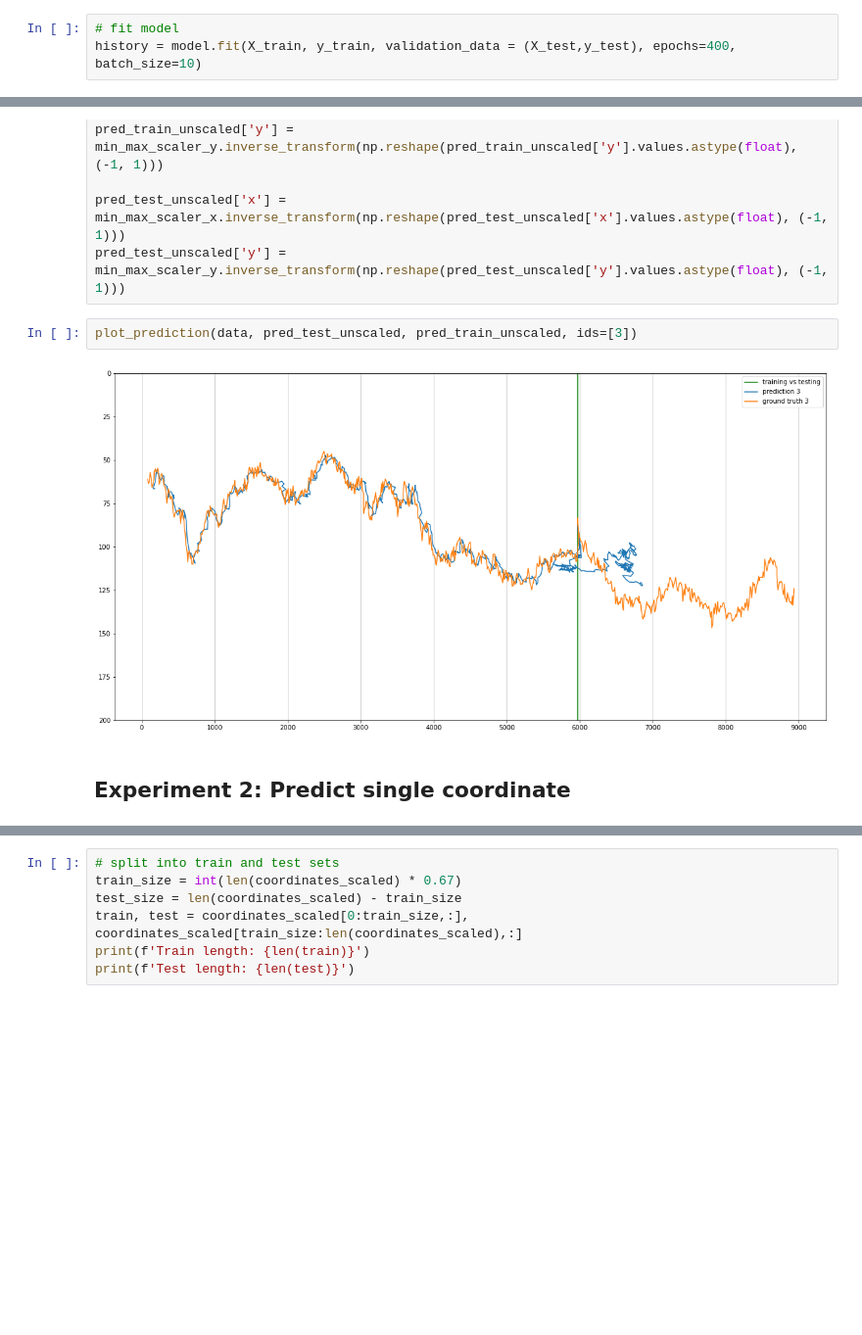
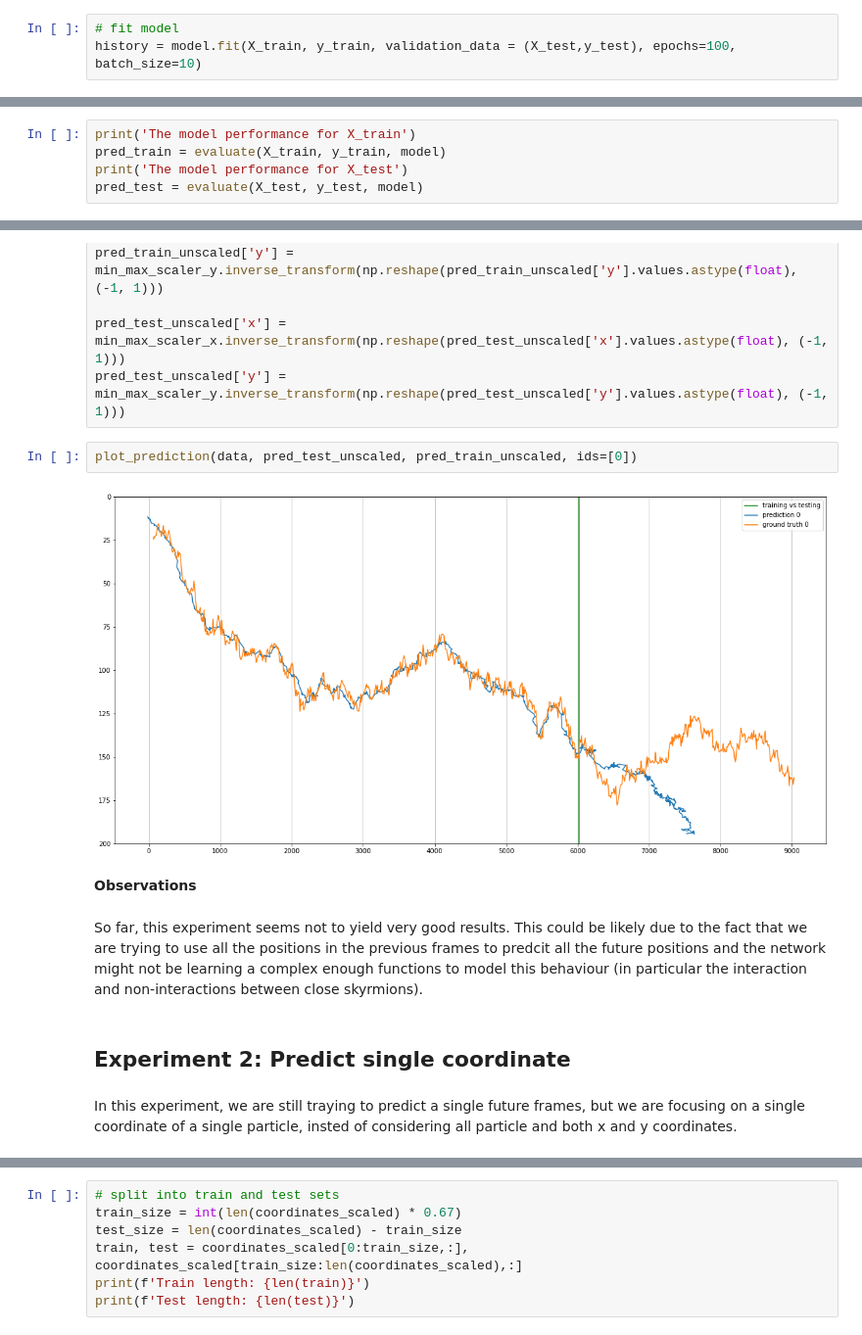
Before and after one commit to calvincbzhang/skyrmions-trajectory-prediction, a Jupyter notebook: rnn.ipynb, the cells around one changed output, grey strips where cells are left out. Shown at 98% size. Saved outputs shown, nothing was run; the diff lists cells and outputs as text; blank space fills up the shorter version.

```diff
--- a/rnn.ipynb
+++ b/rnn.ipynb
@@ -133,6 +138,6 @@ model.add(Dense(n_features))
 model.compile(optimizer='adam', loss='mae')
 # %%
 # fit model
-history = model.fit(X_train, y_train, validation_data = (X_test,y_test), epochs=400, batch_size=10)
+history = model.fit(X_train, y_train, validation_data = (X_test,y_test), epochs=100, batch_size=10)
 # %% [output]
 Train on 531 samples, validate on 259 samples
@@ -167,0 +170,5 @@ pred_test = model.predict(X_test)
+# %%
+print('The model performance for X_train')
+pred_train = evaluate(X_train, y_train, model)
+print('The model performance for X_test')
+pred_test = evaluate(X_test, y_test, model)
@@ -178,9 +196,15 @@ pred_train_unscaled['y'] = min_max_scaler_y.inverse_transform(np.reshape(pred_tr
 pred_test_unscaled['x'] = min_max_scaler_x.inverse_transform(np.reshape(pred_test_unscaled['x'].values.astype(float), (-1, 1)))
 pred_test_unscaled['y'] = min_max_scaler_y.inverse_transform(np.reshape(pred_test_unscaled['y'].values.astype(float), (-1, 1)))
 # %%
-plot_prediction(data, pred_test_unscaled, pred_train_unscaled, ids=[3])
+plot_prediction(data, pred_test_unscaled, pred_train_unscaled, ids=[0])
 # %% [output]
-[figure, old version]
+[figure, new version]
+# %% [markdown]
+**Observations**
+# %% [markdown]
+So far, this experiment seems not to yield very good results. This could be likely due to the fact that we are trying to use all the positions in the previous frames to predcit all the future positions and the network might not be learning a complex enough functions to model this behaviour (in particular the interaction and non-interactions between close skyrmions).
 # %% [markdown]
 ## Experiment 2: Predict single coordinate
+# %% [markdown]
+In this experiment, we are still traying to predict a single future frames, but we are focusing on a single coordinate of a single particle, insted of considering all particle and both x and y coordinates.
 # %%
```
Also changed, not shown: parts of 14 cells of this notebook.
